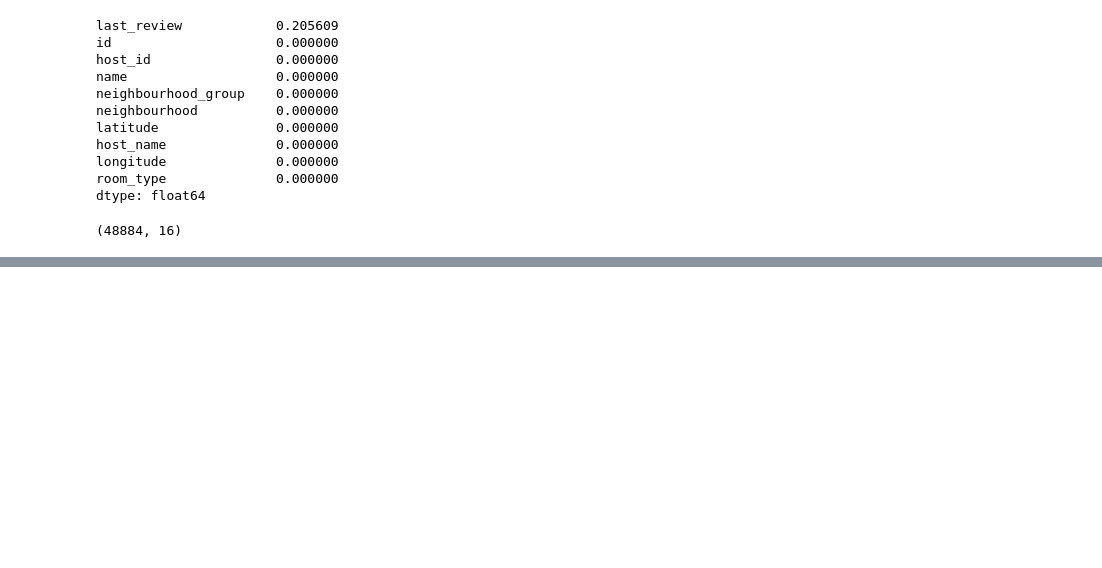
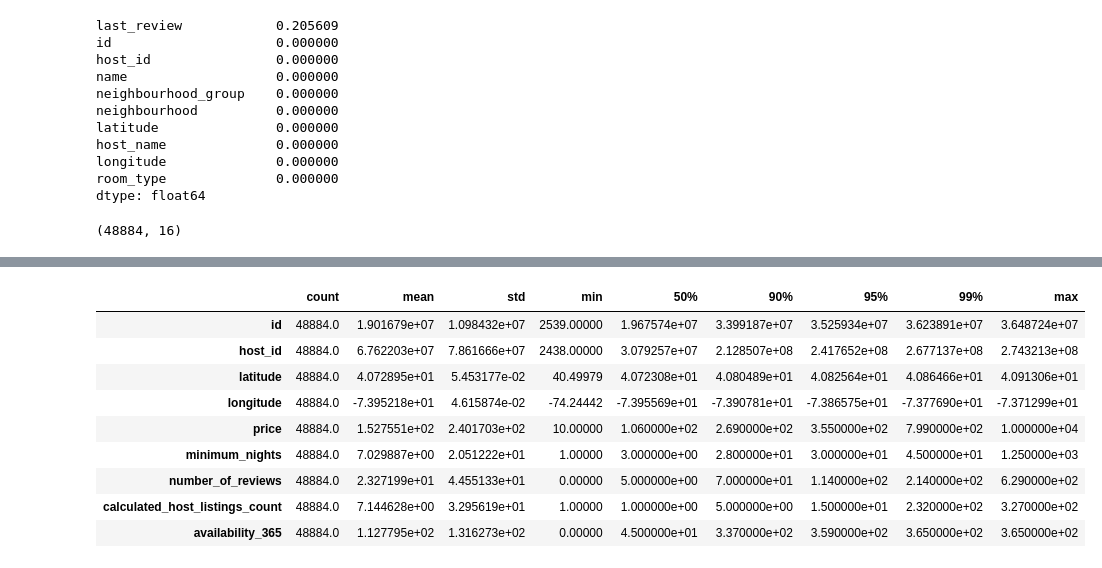
Before and after one commit to 4GeeksAcademy/Proyecto-de-Preprocesamiento-de-DatosVinss025, a Jupyter notebook: src/explore.ipynb, the cells around one changed output, grey strips where cells are left out. Saved outputs shown, nothing was run; the diff lists cells and outputs as text; code cells hidden in the pictures; blank space fills up the shorter version.

```diff
--- a/src/explore.ipynb
+++ b/src/explore.ipynb
@@ -98,0 +137,14 @@ df.shape
+# %%
+num_cols = df.select_dtypes(include="number").columns
+display(df[num_cols].describe(percentiles=[.5,.9,.95,.99]).T)
+# %% [output]
+|  | count | mean | std | min | 50% | 90% | 95% | 99% | max |
+| id | 48884.0 | 1.901679e+07 | 1.098432e+07 | 2539.00000 | 1.967574e+07 | 3.399187e+07 | 3.525934e+07 | 3.623891e+07 | 3.648724e+07 |
+| host_id | 48884.0 | 6.762203e+07 | 7.861666e+07 | 2438.00000 | 3.079257e+07 | 2.128507e+08 | 2.417652e+08 | 2.677137e+08 | 2.743213e+08 |
+| latitude | 48884.0 | 4.072895e+01 | 5.453177e-02 | 40.49979 | 4.072308e+01 | 4.080489e+01 | 4.082564e+01 | 4.086466e+01 | 4.091306e+01 |
+| longitude | 48884.0 | -7.395218e+01 | 4.615874e-02 | -74.24442 | -7.395569e+01 | -7.390781e+01 | -7.386575e+01 | -7.377690e+01 | -7.371299e+01 |
+| price | 48884.0 | 1.527551e+02 | 2.401703e+02 | 10.00000 | 1.060000e+02 | 2.690000e+02 | 3.550000e+02 | 7.990000e+02 | 1.000000e+04 |
+| minimum_nights | 48884.0 | 7.029887e+00 | 2.051222e+01 | 1.00000 | 3.000000e+00 | 2.800000e+01 | 3.000000e+01 | 4.500000e+01 | 1.250000e+03 |
+| number_of_reviews | 48884.0 | 2.327199e+01 | 4.455133e+01 | 0.00000 | 5.000000e+00 | 7.000000e+01 | 1.140000e+02 | 2.140000e+02 | 6.290000e+02 |
+| calculated_host_listings_count | 48884.0 | 7.144628e+00 | 3.295619e+01 | 1.00000 | 1.000000e+00 | 5.000000e+00 | 1.500000e+01 | 2.320000e+02 | 3.270000e+02 |
+| availability_365 | 48884.0 | 1.127795e+02 | 1.316273e+02 | 0.00000 | 4.500000e+01 | 3.370000e+02 | 3.590000e+02 | 3.650000e+02 | 3.650000e+02 |
```
Also changed, not shown: parts of 5 cells of this notebook.
